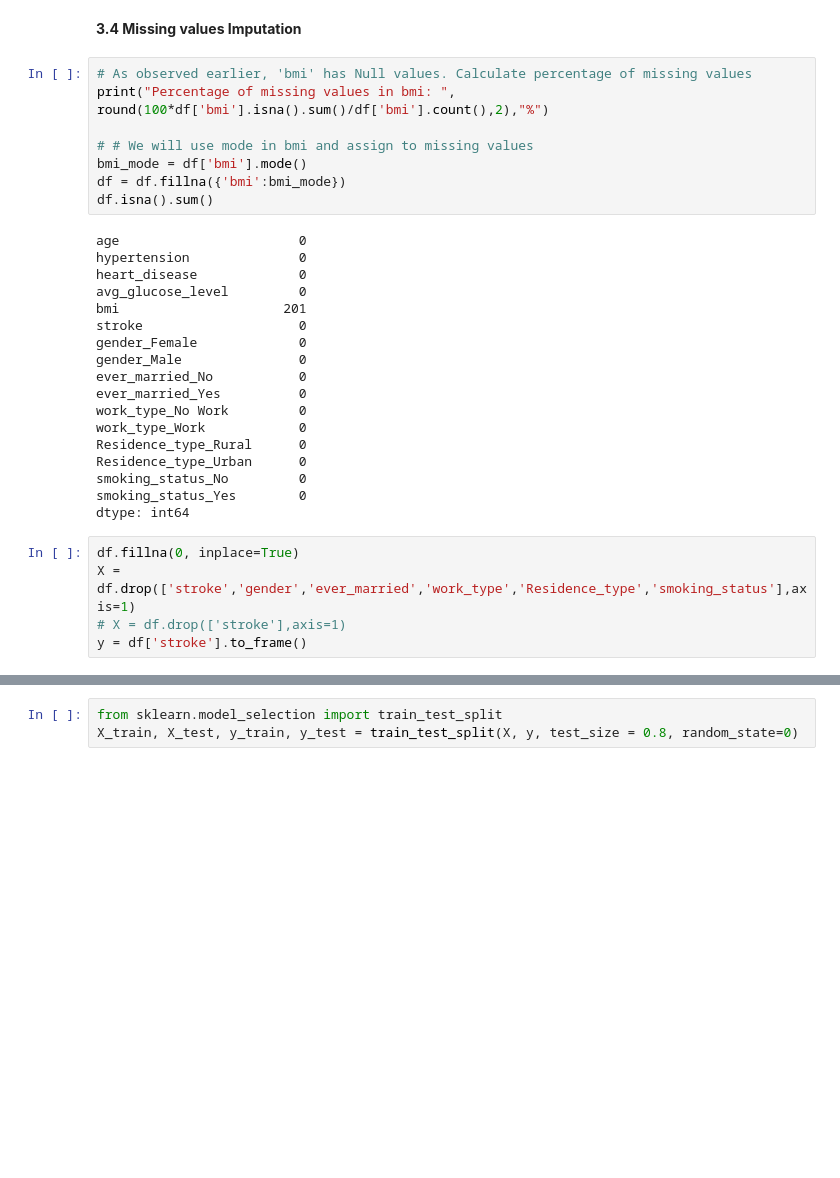
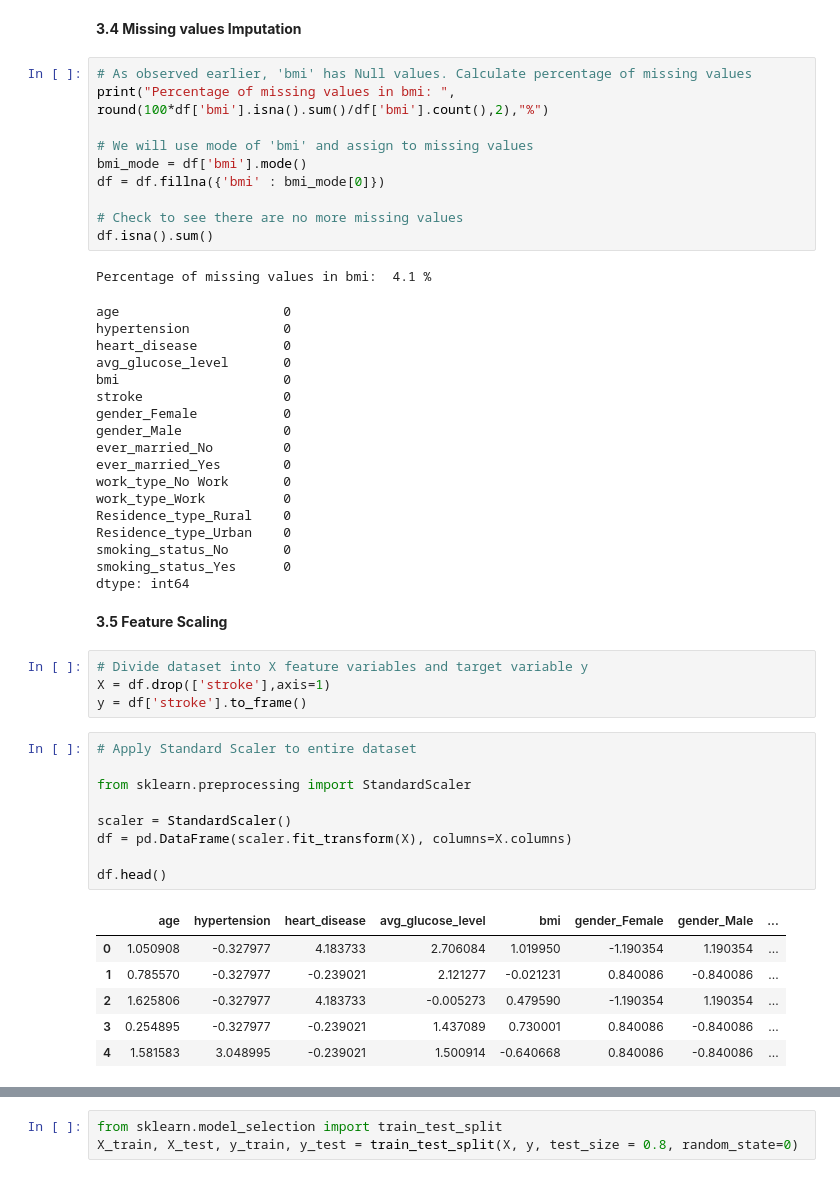
Before and after one commit to fgith/data-science, a Jupyter notebook: kaggle/heart_disease.ipynb, the cells around one changed output, grey strips where cells are left out. Saved outputs shown, nothing was run; the diff lists cells and outputs as text; blank space fills up the shorter version.

```diff
--- a/kaggle/heart_disease.ipynb
+++ b/kaggle/heart_disease.ipynb
@@ -229,30 +229,50 @@ df.head()
 # As observed earlier, 'bmi' has Null values. Calculate percentage of missing values
 print("Percentage of missing values in bmi: ", round(100*df['bmi'].isna().sum()/df['bmi'].count(),2),"%")
 
-# # We will use mode in bmi and assign to missing values
+# We will use mode of 'bmi' and assign to missing values
 bmi_mode = df['bmi'].mode()
-df = df.fillna({'bmi':bmi_mode})
+df = df.fillna({'bmi' : bmi_mode[0]})
+
+# Check to see there are no more missing values
 df.isna().sum()
 # %% [output]
-age                       0
-hypertension              0
-heart_disease             0
-avg_glucose_level         0
-bmi                     201
-stroke                    0
-gender_Female             0
-gender_Male               0
-ever_married_No           0
-ever_married_Yes          0
-work_type_No Work         0
-work_type_Work            0
-Residence_type_Rural      0
-Residence_type_Urban      0
-smoking_status_No         0
-smoking_status_Yes        0
-dtype: int64
+Percentage of missing values in bmi:  4.1 %
+age                     0
+hypertension            0
+heart_disease           0
+avg_glucose_level       0
+bmi                     0
+stroke                  0
+gender_Female           0
+gender_Male             0
+ever_married_No         0
+ever_married_Yes        0
+work_type_No Work       0
+work_type_Work          0
+Residence_type_Rural    0
+Residence_type_Urban    0
+smoking_status_No       0
+smoking_status_Yes      0
+dtype: int64
+# %% [markdown]
+**3.5 Feature Scaling**
 # %%
-df.fillna(0, inplace=True)
-X = df.drop(['stroke','gender','ever_married','work_type','Residence_type','smoking_status'],axis=1)
-# X = df.drop(['stroke'],axis=1)
+# Divide dataset into X feature variables and target variable y
+X = df.drop(['stroke'],axis=1)
 y = df['stroke'].to_frame()
+# %%
+# Apply Standard Scaler to entire dataset
+
+from sklearn.preprocessing import StandardScaler
+
+scaler = StandardScaler()
+df = pd.DataFrame(scaler.fit_transform(X), columns=X.columns)
+
+df.head()
+# %% [output]
+|  | age | hypertension | heart_disease | avg_glucose_level | bmi | gender_Female | gender_Male | ... |
+| 0 | 1.050908 | -0.327977 | 4.183733 | 2.706084 | 1.019950 | -1.190354 | 1.190354 | ... |
+| 1 | 0.785570 | -0.327977 | -0.239021 | 2.121277 | -0.021231 | 0.840086 | -0.840086 | ... |
+| 2 | 1.625806 | -0.327977 | 4.183733 | -0.005273 | 0.479590 | -1.190354 | 1.190354 | ... |
+| 3 | 0.254895 | -0.327977 | -0.239021 | 1.437089 | 0.730001 | 0.840086 | -0.840086 | ... |
+| 4 | 1.581583 | 3.048995 | -0.239021 | 1.500914 | -0.640668 | 0.840086 | -0.840086 | ... |
```
Also changed, not shown: parts of 18 cells of this notebook.
